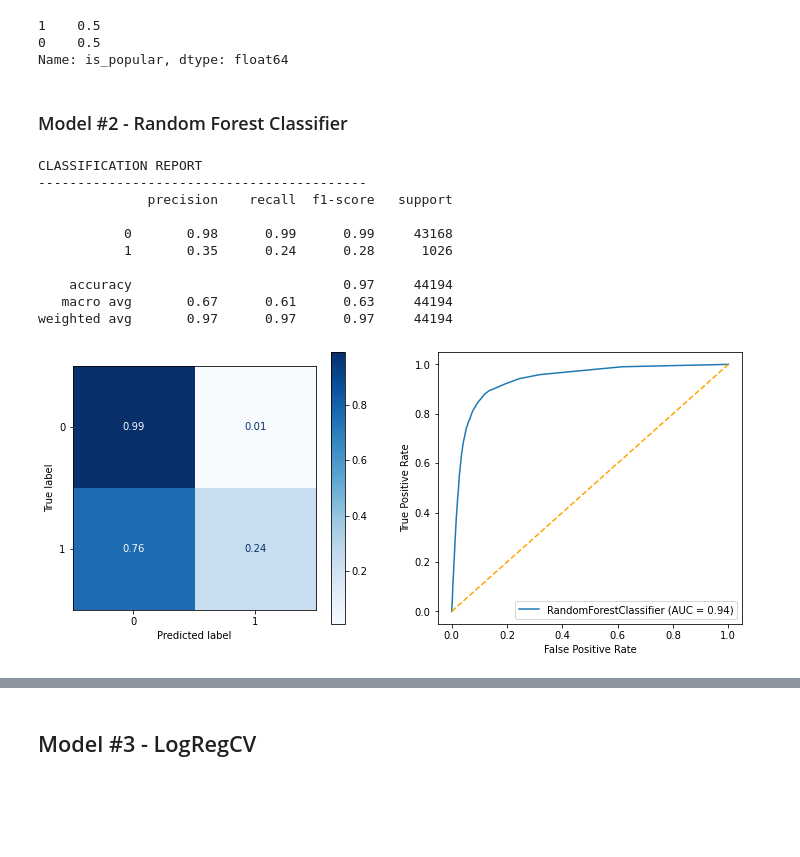
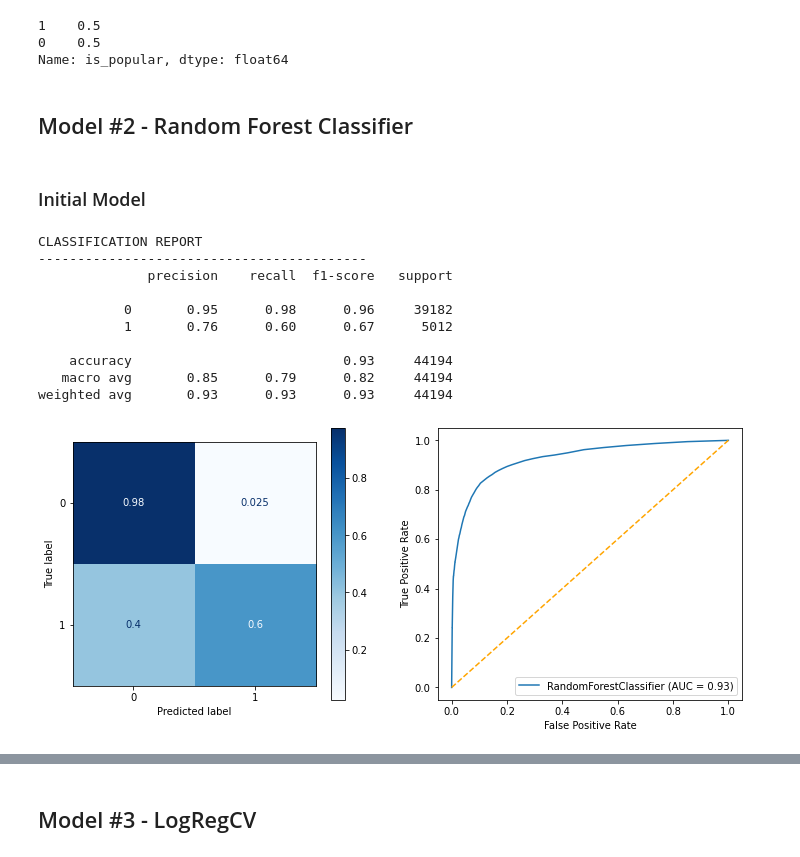
Before and after one commit to ebtezcan/Spotify-Song-Popularity-Prediction, a Jupyter notebook: index_OSEMN_plus_mvp.ipynb, the cells around one changed output, grey strips where cells are left out. Saved outputs shown, nothing was run; the diff lists cells and outputs as text; code cells hidden in the pictures; blank space fills up the shorter version.

```diff
--- a/index_OSEMN_plus_mvp.ipynb
+++ b/index_OSEMN_plus_mvp.ipynb
@@ -476,0 +552,7 @@ We can see that there was a range of popularity scores in the Top 50 songs betwe
+# %%
+#visualizing the min and max popularity scores on the overall dataset histogram
+fig, ax = plt.subplots()
+sns.histplot(df['popularity'], bins='auto', ax=ax)
+ax.vlines(x=df_100['popularity '].min(), ymin=0, ymax=6000, linestyles='dashed', colors='red', label='min')
+ax.vlines(x=df_100['popularity '].max(), ymin=0, ymax=6000, linestyles='dashed', colors='red', label='max')
+plt.legend()
@@ -477,6 +564,6 @@ We can see that there was a range of popularity scores in the Top 50 songs betwe
 # %%
 #creating is_popular column with our cutoff point
-df['is_popular']=(df['popularity']>=70).astype('int')
+df['is_popular']=(df['popularity']>=58).astype('int')
 df.head()
 # %% [output]
 |  | artist_name | track_name | popularity | acousticness | danceability | duration_ms | energy | ... |
@@ -678,25 +763,27 @@ y_train_sm.value_counts(normalize=True)
 0    0.5
 Name: is_popular, dtype: float64
 # %% [markdown]
-### Model #2 - Random Forest Classifier
+## Model #2 - Random Forest Classifier
+# %% [markdown]
+### Initial Model
 # %%
 from sklearn.ensemble import RandomForestClassifier
 from sklearn.metrics import accuracy_score
 
-clf = RandomForestClassifier(class_weight='balanced')
+clf = RandomForestClassifier()
 clf.fit(X_train_sm, y_train_sm)
 
 y_pred = clf.predict(X_test)
 classification(y_test, y_pred, X_test, clf)
 # %% [output]
 CLASSIFICATION REPORT
 ------------------------------------------
               precision    recall  f1-score   support
 
-           0       0.98      0.99      0.99     43168
-           1       0.35      0.24      0.28      1026
+           0       0.95      0.98      0.96     39182
+           1       0.76      0.60      0.67      5012
 
-    accuracy                           0.97     44194
-   macro avg       0.67      0.61      0.63     44194
-weighted avg       0.97      0.97      0.97     44194
+    accuracy                           0.93     44194
+   macro avg       0.85      0.79      0.82     44194
+weighted avg       0.93      0.93      0.93     44194
-[figure, old version]
+[figure, new version]
```
Also changed, not shown: parts of 32 cells of this notebook.
